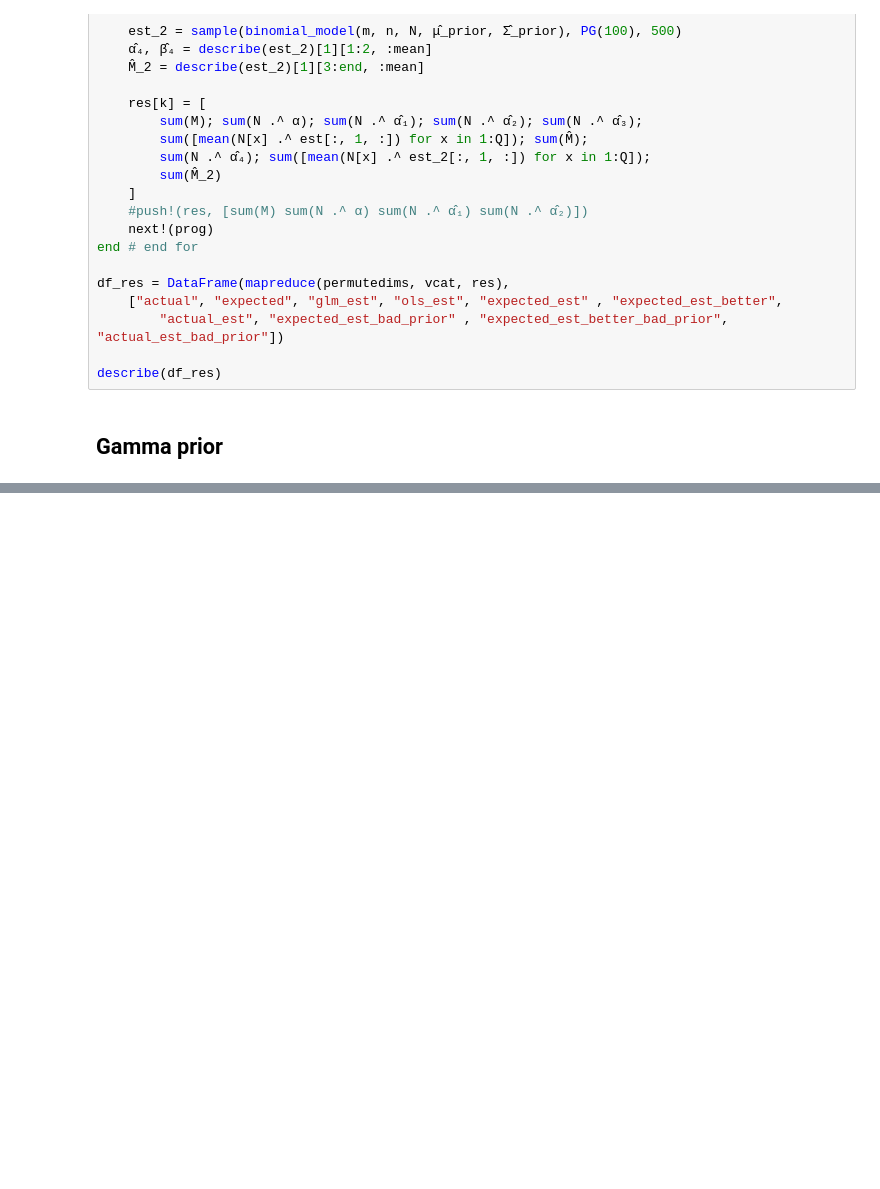
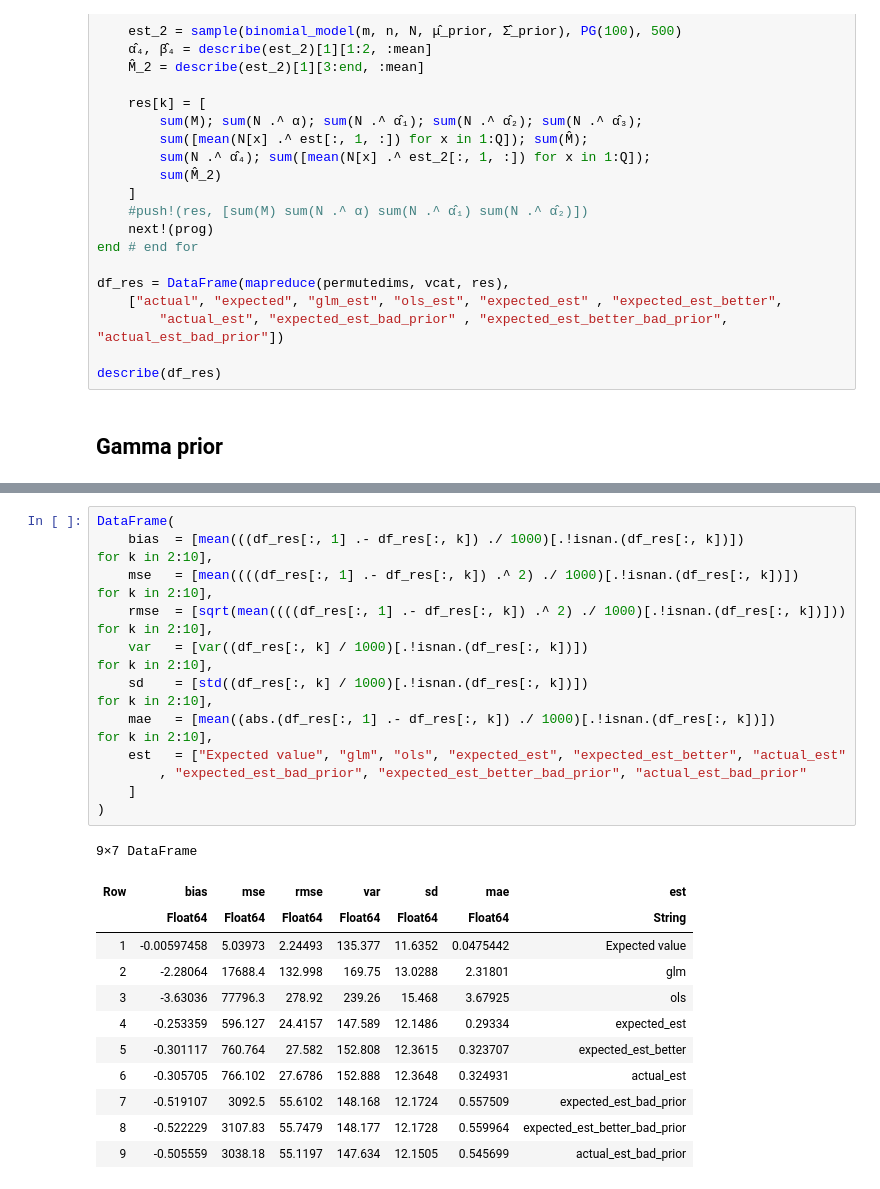
Before and after one commit to ncn-foreigners/Estimation-of-the-number-of-irregular-foreigners, a Jupyter notebook: original_model_sim.ipynb, the cells around one changed output, grey strips where cells are left out. Drawn from its saved outputs; the diff is of its cells as text; blank space fills up the shorter version.

Commit message:
Gamma prior with copula model simulation done

```diff
--- a/original_model_sim.ipynb
+++ b/original_model_sim.ipynb
@@ -775,0 +954,25 @@ describe(df_res)
+# %%
+DataFrame(
+    bias  = [mean(((df_res[:, 1] .- df_res[:, k]) ./ 1000)[.!isnan.(df_res[:, k])])              for k in 2:10],
+    mse   = [mean((((df_res[:, 1] .- df_res[:, k]) .^ 2) ./ 1000)[.!isnan.(df_res[:, k])])       for k in 2:10],
+    rmse  = [sqrt(mean((((df_res[:, 1] .- df_res[:, k]) .^ 2) ./ 1000)[.!isnan.(df_res[:, k])])) for k in 2:10],
+    var   = [var((df_res[:, k] / 1000)[.!isnan.(df_res[:, k])])                                  for k in 2:10],
+    sd    = [std((df_res[:, k] / 1000)[.!isnan.(df_res[:, k])])                                  for k in 2:10],
+    mae   = [mean((abs.(df_res[:, 1] .- df_res[:, k]) ./ 1000)[.!isnan.(df_res[:, k])])          for k in 2:10],
+    est   = ["Expected value", "glm", "ols", "expected_est", "expected_est_better", "actual_est"
+        , "expected_est_bad_prior", "expected_est_better_bad_prior", "actual_est_bad_prior"
+    ]
+)
+# %% [output]
+9×7 DataFrame
+| Row | bias | mse | rmse | var | sd | mae | est |
+|  | Float64 | Float64 | Float64 | Float64 | Float64 | Float64 | String |
+| 1 | -0.00597458 | 5.03973 | 2.24493 | 135.377 | 11.6352 | 0.0475442 | Expected value |
+| 2 | -2.28064 | 17688.4 | 132.998 | 169.75 | 13.0288 | 2.31801 | glm |
+| 3 | -3.63036 | 77796.3 | 278.92 | 239.26 | 15.468 | 3.67925 | ols |
+| 4 | -0.253359 | 596.127 | 24.4157 | 147.589 | 12.1486 | 0.29334 | expected_est |
+| 5 | -0.301117 | 760.764 | 27.582 | 152.808 | 12.3615 | 0.323707 | expected_est_better |
+| 6 | -0.305705 | 766.102 | 27.6786 | 152.888 | 12.3648 | 0.324931 | actual_est |
+| 7 | -0.519107 | 3092.5 | 55.6102 | 148.168 | 12.1724 | 0.557509 | expected_est_bad_prior |
+| 8 | -0.522229 | 3107.83 | 55.7479 | 148.177 | 12.1728 | 0.559964 | expected_est_better_bad_prior |
+| 9 | -0.505559 | 3038.18 | 55.1197 | 147.634 | 12.1505 | 0.545699 | actual_est_bad_prior |
```
Also changed, not shown: parts of 17 cells of this notebook, 1 other file.
